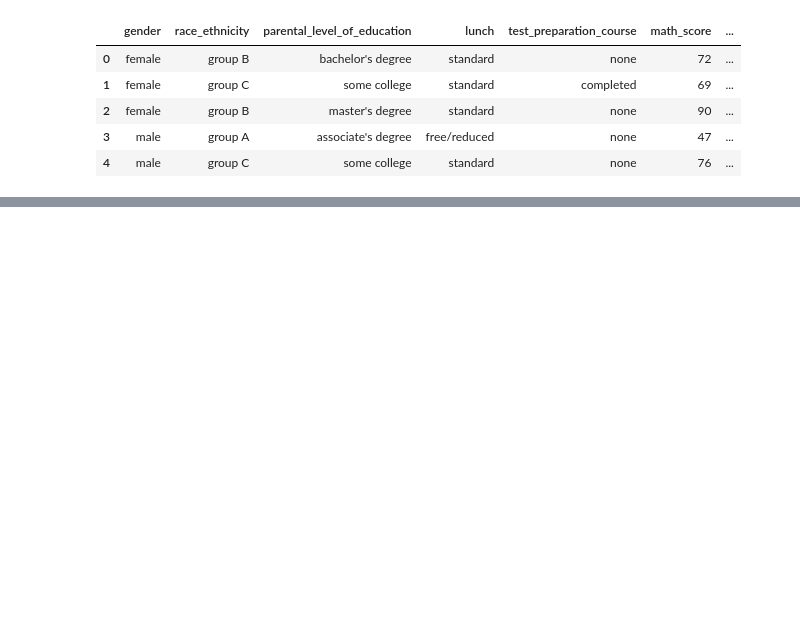
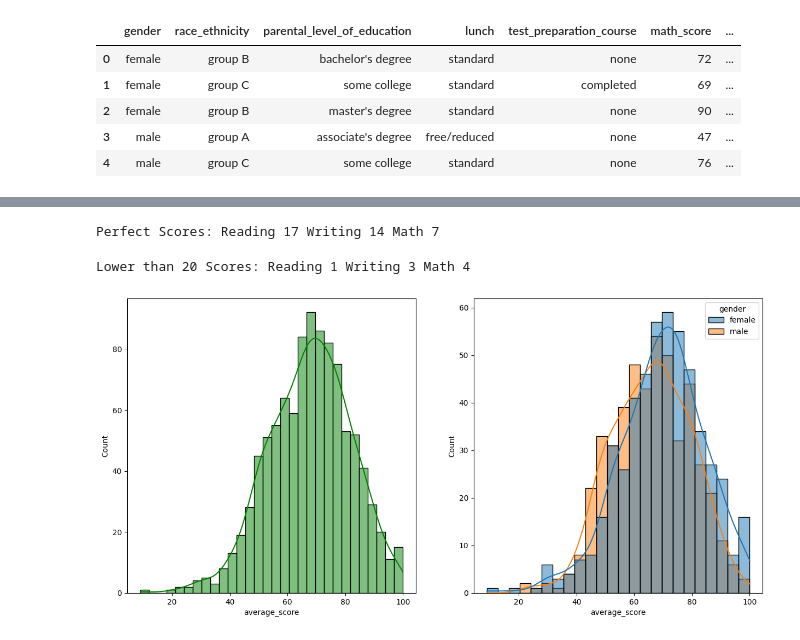
Before and after one commit to ConnerNod/MLproject, a Jupyter notebook: notebook/EDA STUDENT PERFORMANCE.ipynb, the cells around one changed output, grey strips where cells are left out. Saved outputs shown, nothing was run; the diff lists cells and outputs as text; code cells hidden in the pictures; blank space fills up the shorter version.

Commit message:
adding visualizations

```diff
--- a/notebook/EDA STUDENT PERFORMANCE.ipynb
+++ b/notebook/EDA STUDENT PERFORMANCE.ipynb
@@ -19,0 +59,4 @@ df.head()
+# %%
+df['total score'] = df['math_score'] + df['reading_score'] + df['writing_score']
+df['average_score'] = df['total score']/3
+df.head()
@@ -19,0 +70,23 @@ df.head()
+# %%
+reading_full = df[df['reading_score'] == 100]['average_score'].count()
+writing_full = df[df['writing_score'] == 100]['average_score'].count()
+math_full = df[df['math_score'] == 100]['average_score'].count()
+print('Perfect Scores: Reading', reading_full, 'Writing', writing_full, 'Math', math_full)
+# %% [output]
+Perfect Scores: Reading 17 Writing 14 Math 7
+# %%
+reading_less_20 = df[df['reading_score'] <= 20]['average_score'].count()
+writing_less_20 = df[df['writing_score'] <= 20]['average_score'].count()
+math_less_20 = df[df['math_score'] <= 20]['average_score'].count()
+print('Lower than 20 Scores: Reading', reading_less_20, 'Writing', writing_less_20, 'Math', math_less_20)
+# %% [output]
+Lower than 20 Scores: Reading 1 Writing 3 Math 4
+# %%
+fig, axs = plt.subplots(1, 2, figsize=(15, 7))
+plt.subplot(121)
+sns.histplot(data=df,x='average_score',bins=30,kde=True,color='g')
+plt.subplot(122)
+sns.histplot(data=df,x='average_score',kde=True,hue='gender')
+plt.show()
+# %% [output]
+[figure, added]
```
Also changed, not shown: parts of 10 cells of this notebook.
